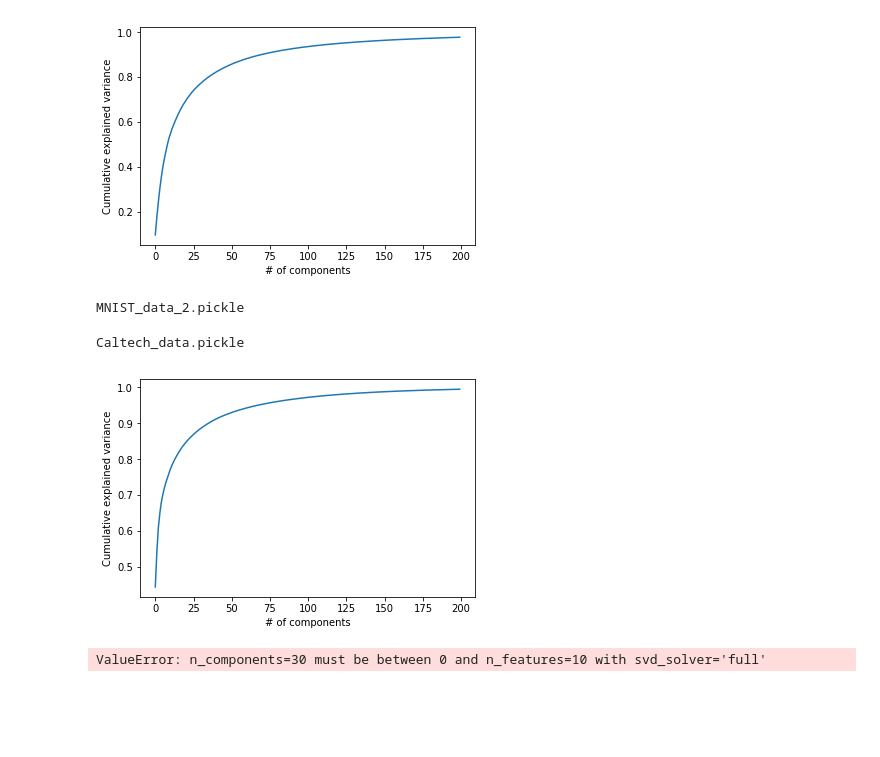
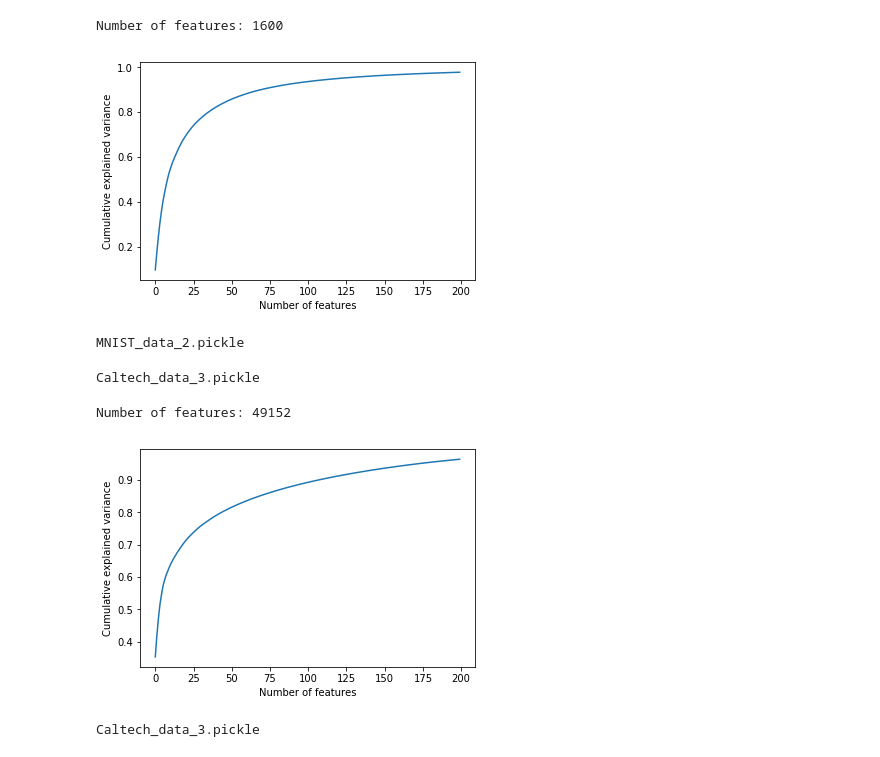
Before and after one commit to HuyTu7/image_recognition, a Jupyter notebook: src/img_preprocessing.ipynb, the cells around one changed output. Cells and saved outputs as stored; diff of their text form; code cells hidden in the pictures; blank space fills up the shorter version.

Commit message:
image preprocessing for both Caltech and MNIST

```diff
--- a/src/img_preprocessing.ipynb
+++ b/src/img_preprocessing.ipynb
@@ -79,13 +79,15 @@ data_test = preprocess_MNIST_imgs(imgs_test)
 MNIST_data['train'], MNIST_data['test'] = [data_train, labels_train], [data_test, labels_test]
 # %%
 mnist_pca = pca(MNIST_data['train'][0], 200)
+print("Number of features: %s" % len(MNIST_data['train'][0][0]))
 
 plt.plot(np.cumsum(mnist_pca.explained_variance_ratio_))
-plt.xlabel('# of components')
+plt.xlabel('Number of features')
 plt.ylabel('Cumulative explained variance')
 plt.show()
 # %% [output]
+Number of features: 1600
-[figure, old version]
+[figure, new version]
 # %%
 mnist_pca = pca(MNIST_data['train'][0], 16)
 
@@ -135,27 +140,30 @@ def train_test_splitting(size, data):
 # %%
 dataset_temp = preprocess_Caltech_imgs(structures)
 caltech_data = {}
+caltech_data['train'], caltech_data['test'] = [], []
 caltech_data['train'], caltech_data['test'] = train_test_splitting(0.5, dataset_temp['data'])
-pickle_operating('Caltech_data', caltech_data)
+pickle_operating('Caltech_data_3', caltech_data)
 # %% [output]
-Caltech_data.pickle
+Caltech_data_3.pickle
 # %%
 caltech_train = [x[0] for x in caltech_data['train']]
 caltech_test = [x[0] for x in caltech_data['test']]
+print("Number of features: %s" % len(caltech_train[0]))
 caltech_pca = pca(caltech_train, 200)
 
 plt.plot(np.cumsum(caltech_pca.explained_variance_ratio_))
-plt.xlabel('# of components')
+plt.xlabel('Number of features')
 plt.ylabel('Cumulative explained variance')
 plt.show()
 # %% [output]
+Number of features: 49152
-[figure, old version]
+[figure, new version]
 # %%
-caltech_pca = pca(caltech_train, 30)
-caltech_train = caltech_pca.transform(caltech_train)
-caltech_test = caltech_pca.transform(caltech_test)
-caltech_data['train'] = [(caltech_train[i], caltech_data['train'][i][1]) for i in range(len(caltech_train))]
-caltech_data['test'] = [(caltech_test[i], caltech_data['test'][i][1]) for i in range(len(caltech_test))]
-pickle_operating('Caltech_data_2', caltech_data)
+caltech_pca = pca(caltech_train, 50)
+caltech_train_pca = caltech_pca.transform(caltech_train)
+caltech_test_pca = caltech_pca.transform(caltech_test)
+caltech_data['train'] = [(caltech_train_pca[i], caltech_data['train'][i][1]) for i in range(len(caltech_train_pca))]
+caltech_data['test'] = [(caltech_test_pca[i], caltech_data['test'][i][1]) for i in range(len(caltech_test_pca))]
+pickle_operating('Caltech_data_3', caltech_data)
 # %% [output]
-ValueError: n_components=30 must be between 0 and n_features=10 with svd_solver='full'
+Caltech_data_3.pickle
```
Also changed, not shown: parts of 1 cell of this notebook.
